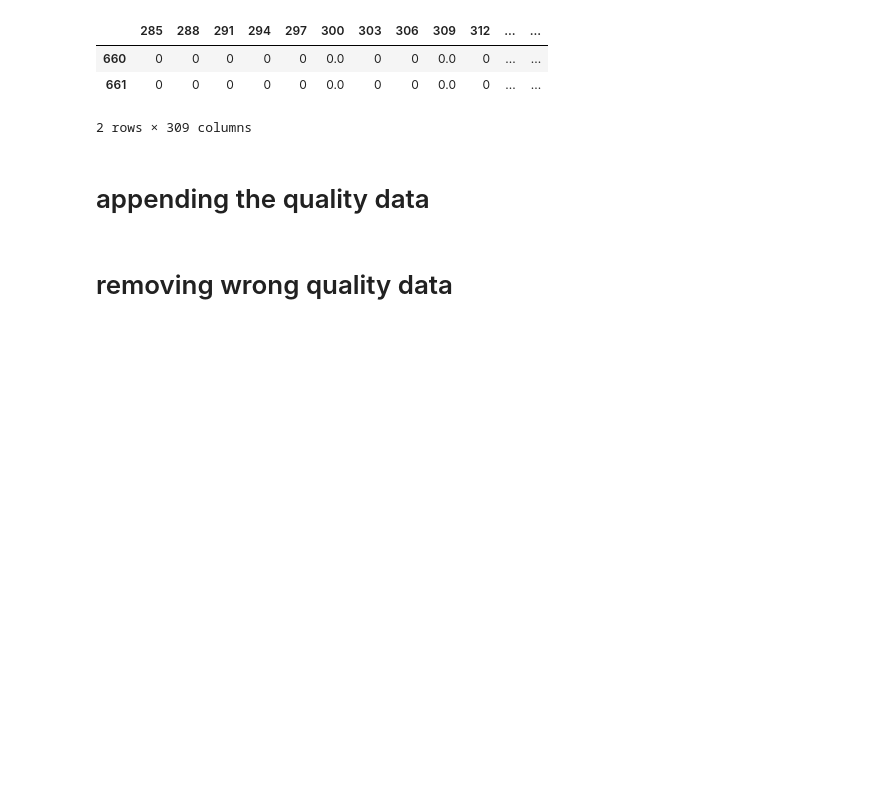
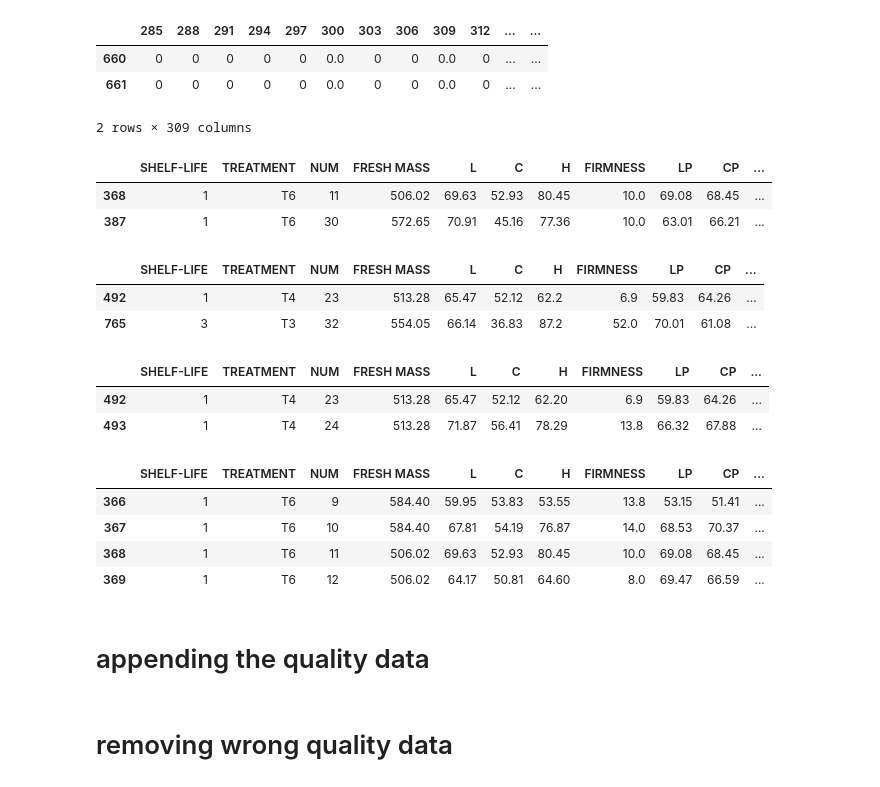
Before and after one commit to danielesreis/pibic-2018, a Jupyter notebook: notebooks/1. csv_treatment.ipynb, the cells around one changed output. Saved outputs shown, nothing was run; the diff lists cells and outputs as text; code cells hidden in the pictures; blank space fills up the shorter version.

```diff
--- a/notebooks/1. csv_treatment.ipynb
+++ b/notebooks/1. csv_treatment.ipynb
@@ -48,5 +51,31 @@ df[df['TREATMENT'] == 'T6'][df['SHELF-LIFE'] == '1'].iloc[18:20]
 | 660 | 0 | 0 | 0 | 0 | 0 | 0.0 | 0 | 0 | 0.0 | 0 | ... | ... |
 | 661 | 0 | 0 | 0 | 0 | 0 | 0.0 | 0 | 0 | 0.0 | 0 | ... | ... |
 2 rows × 309 columns
+# %%
+qlt[qlt['FIRMNESS'] == 10][qlt['TREATMENT'] == 'T6'][qlt['SHELF-LIFE'] == '1']
+# %% [output]
+|  | SHELF-LIFE | TREATMENT | NUM | FRESH MASS | L | C | H | FIRMNESS | LP | CP | ... |
+| 368 | 1 | T6 | 11 | 506.02 | 69.63 | 52.93 | 80.45 | 10.0 | 69.08 | 68.45 | ... |
+| 387 | 1 | T6 | 30 | 572.65 | 70.91 | 45.16 | 77.36 | 10.0 | 63.01 | 66.21 | ... |
+# %%
+qlt[qlt['DRY MASS'] == 20.51]
+# %% [output]
+|  | SHELF-LIFE | TREATMENT | NUM | FRESH MASS | L | C | H | FIRMNESS | LP | CP | ... |
+| 492 | 1 | T4 | 23 | 513.28 | 65.47 | 52.12 | 62.2 | 6.9 | 59.83 | 64.26 | ... |
+| 765 | 3 | T3 | 32 | 554.05 | 66.14 | 36.83 | 87.2 | 52.0 | 70.01 | 61.08 | ... |
+# %%
+qlt.iloc[492:494]
+# %% [output]
+|  | SHELF-LIFE | TREATMENT | NUM | FRESH MASS | L | C | H | FIRMNESS | LP | CP | ... |
+| 492 | 1 | T4 | 23 | 513.28 | 65.47 | 52.12 | 62.20 | 6.9 | 59.83 | 64.26 | ... |
+| 493 | 1 | T4 | 24 | 513.28 | 71.87 | 56.41 | 78.29 | 13.8 | 66.32 | 67.88 | ... |
+# %%
+qlt.iloc[366:370]
+# %% [output]
+|  | SHELF-LIFE | TREATMENT | NUM | FRESH MASS | L | C | H | FIRMNESS | LP | CP | ... |
+| 366 | 1 | T6 | 9 | 584.40 | 59.95 | 53.83 | 53.55 | 13.8 | 53.15 | 51.41 | ... |
+| 367 | 1 | T6 | 10 | 584.40 | 67.81 | 54.19 | 76.87 | 14.0 | 68.53 | 70.37 | ... |
+| 368 | 1 | T6 | 11 | 506.02 | 69.63 | 52.93 | 80.45 | 10.0 | 69.08 | 68.45 | ... |
+| 369 | 1 | T6 | 12 | 506.02 | 64.17 | 50.81 | 64.60 | 8.0 | 69.47 | 66.59 | ... |
 # %%
 df.drop([660, 661], inplace=True)
```
Also changed, not shown: parts of 10 cells of this notebook, 7 other files.
